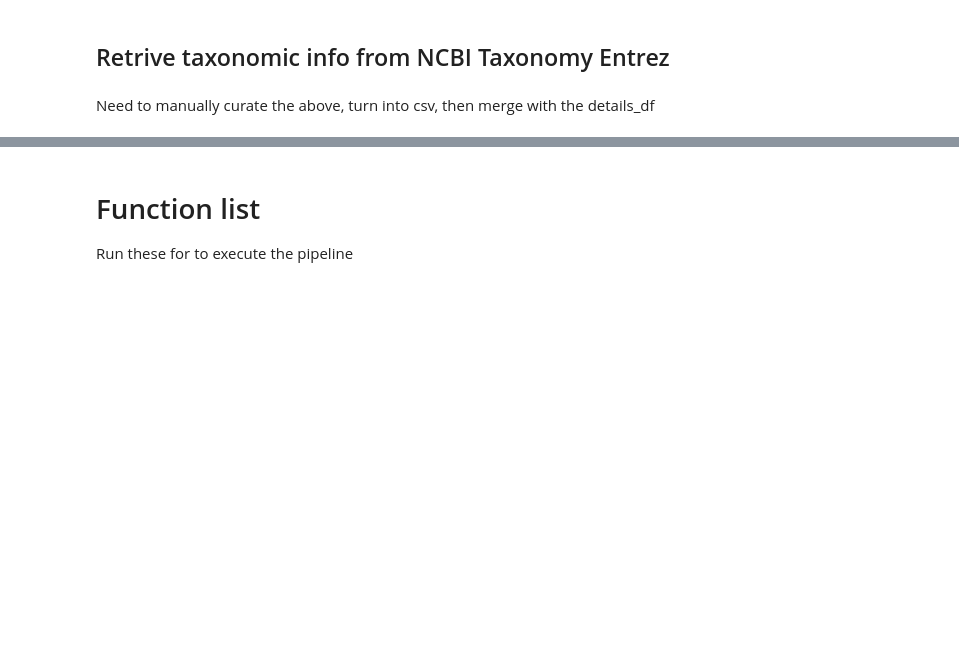
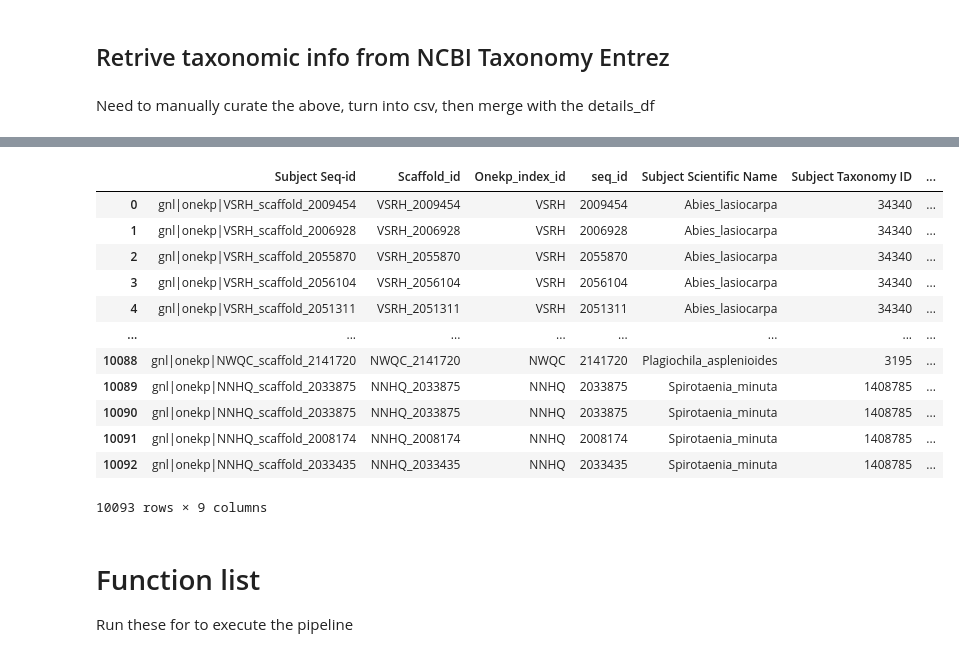
Before and after one commit to mattmorts-sci/PR, a Jupyter notebook: PR_pipline.ipynb, the cells around one changed output, grey strips where cells are left out. Drawn from its saved outputs; the diff is of its cells as text; code cells hidden in the pictures; blank space fills up the shorter version.

```diff
--- a/PR_pipline.ipynb
+++ b/PR_pipline.ipynb
@@ -372,3 +537,20 @@ temp_df = temp_df[['Subject Seq-id', 'Subject Scientific Name']]
+# %%
+onekp_df_new = pd.read_csv('source_data/220831_1kp_nr_index_2.csv')
+onekp_df_new
+# %% [output]
+|  | Subject Seq-id | Scaffold_id | Onekp_index_id | seq_id | Subject Scientific Name | Subject Taxonomy ID | ... |
+| 0 | gnl|onekp|VSRH_scaffold_2009454 | VSRH_2009454 | VSRH | 2009454 | Abies_lasiocarpa | 34340 | ... |
+| 1 | gnl|onekp|VSRH_scaffold_2006928 | VSRH_2006928 | VSRH | 2006928 | Abies_lasiocarpa | 34340 | ... |
+| 2 | gnl|onekp|VSRH_scaffold_2055870 | VSRH_2055870 | VSRH | 2055870 | Abies_lasiocarpa | 34340 | ... |
+| 3 | gnl|onekp|VSRH_scaffold_2056104 | VSRH_2056104 | VSRH | 2056104 | Abies_lasiocarpa | 34340 | ... |
+| 4 | gnl|onekp|VSRH_scaffold_2051311 | VSRH_2051311 | VSRH | 2051311 | Abies_lasiocarpa | 34340 | ... |
+| ... | ... | ... | ... | ... | ... | ... | ... |
+| 10088 | gnl|onekp|NWQC_scaffold_2141720 | NWQC_2141720 | NWQC | 2141720 | Plagiochila_asplenioides | 3195 | ... |
+| 10089 | gnl|onekp|NNHQ_scaffold_2033875 | NNHQ_2033875 | NNHQ | 2033875 | Spirotaenia_minuta | 1408785 | ... |
+| 10090 | gnl|onekp|NNHQ_scaffold_2033875 | NNHQ_2033875 | NNHQ | 2033875 | Spirotaenia_minuta | 1408785 | ... |
+| 10091 | gnl|onekp|NNHQ_scaffold_2008174 | NNHQ_2008174 | NNHQ | 2008174 | Spirotaenia_minuta | 1408785 | ... |
+| 10092 | gnl|onekp|NNHQ_scaffold_2033435 | NNHQ_2033435 | NNHQ | 2033435 | Spirotaenia_minuta | 1408785 | ... |
+10093 rows × 9 columns
 # %%
 # Make a fasta file from the master index with the Scaffold_id, Species, and Tax_1 as the header
 
```
Also changed, not shown: parts of 24 cells of this notebook, 4 other files.
